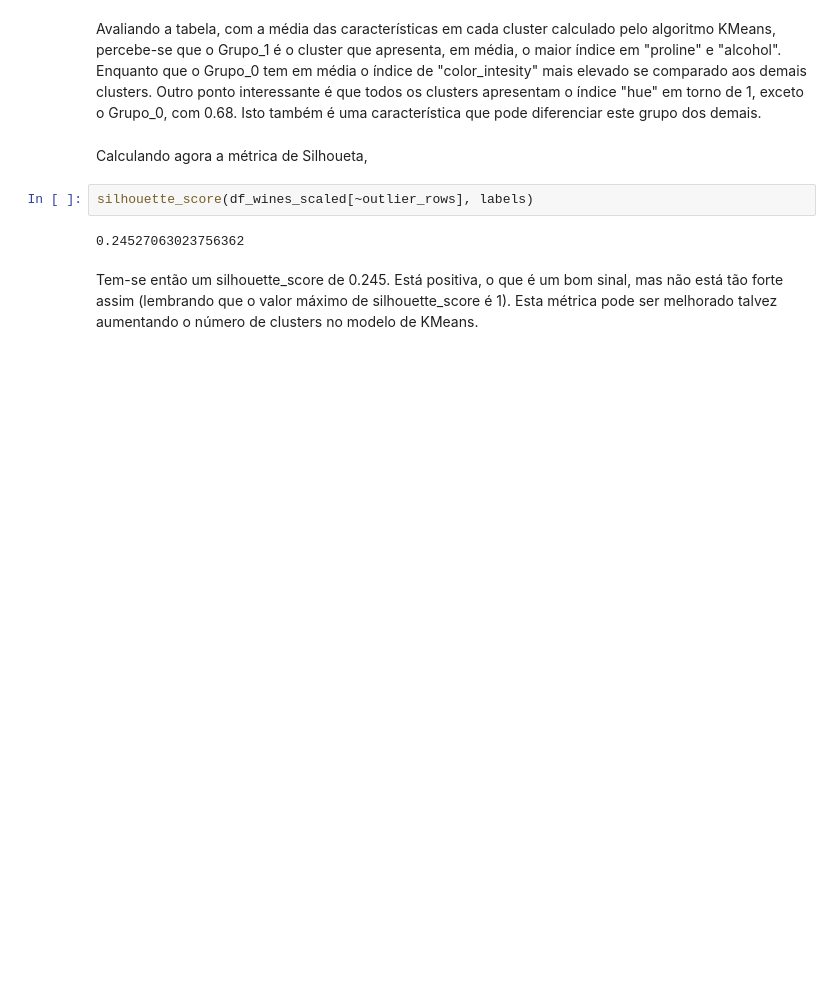
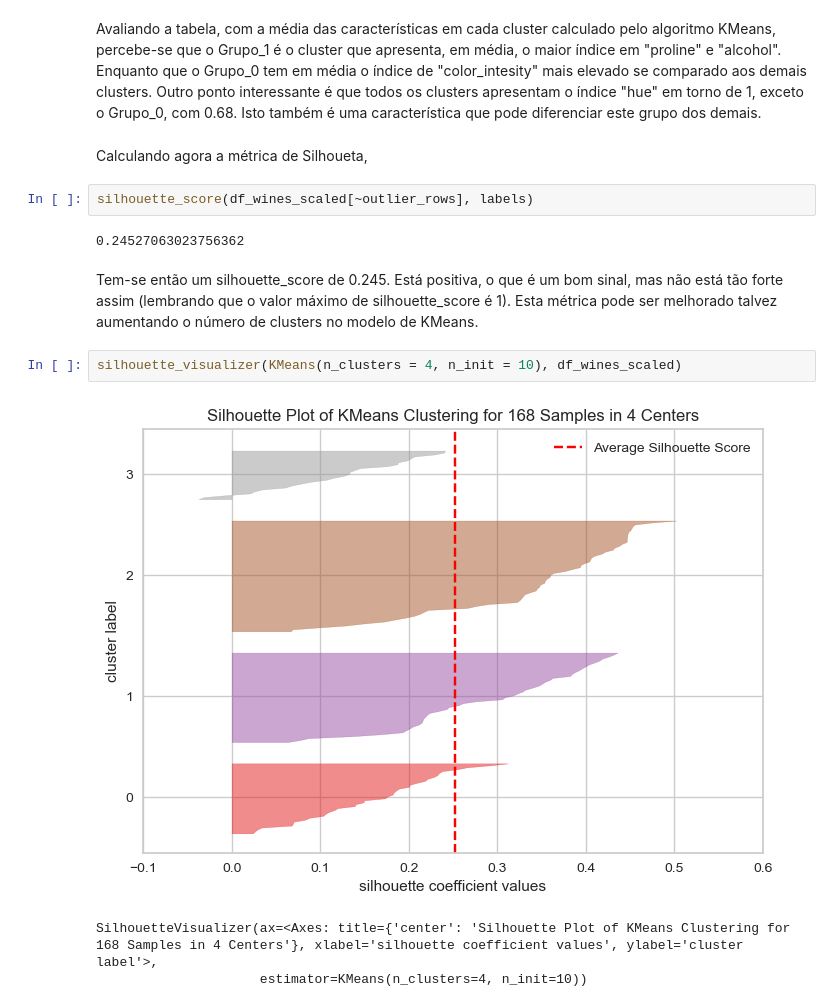
Before and after one commit to rfprates/clustering_wines_dataset, a Jupyter notebook: clustering_wines.ipynb, the cells around one changed output. Saved outputs shown, nothing was run; the diff lists cells and outputs as text; blank space fills up the shorter version.

```diff
--- a/clustering_wines.ipynb
+++ b/clustering_wines.ipynb
@@ -284,3 +284,9 @@ silhouette_score(df_wines_scaled[~outlier_rows], labels)
 0.24527063023756362
 # %% [markdown]
 Tem-se então um silhouette_score de 0.245. Está positiva, o que é um bom sinal, mas não está tão forte assim (lembrando que o valor máximo de silhouette_score é 1). Esta métrica pode ser melhorado talvez aumentando o número de clusters no modelo de KMeans.
+# %%
+silhouette_visualizer(KMeans(n_clusters = 4, n_init = 10), df_wines_scaled)
+# %% [output]
+[figure, added]
+SilhouetteVisualizer(ax=<Axes: title={'center': 'Silhouette Plot of KMeans Clustering for 168 Samples in 4 Centers'}, xlabel='silhouette coefficient values', ylabel='cluster label'>,
+                     estimator=KMeans(n_clusters=4, n_init=10))
```
